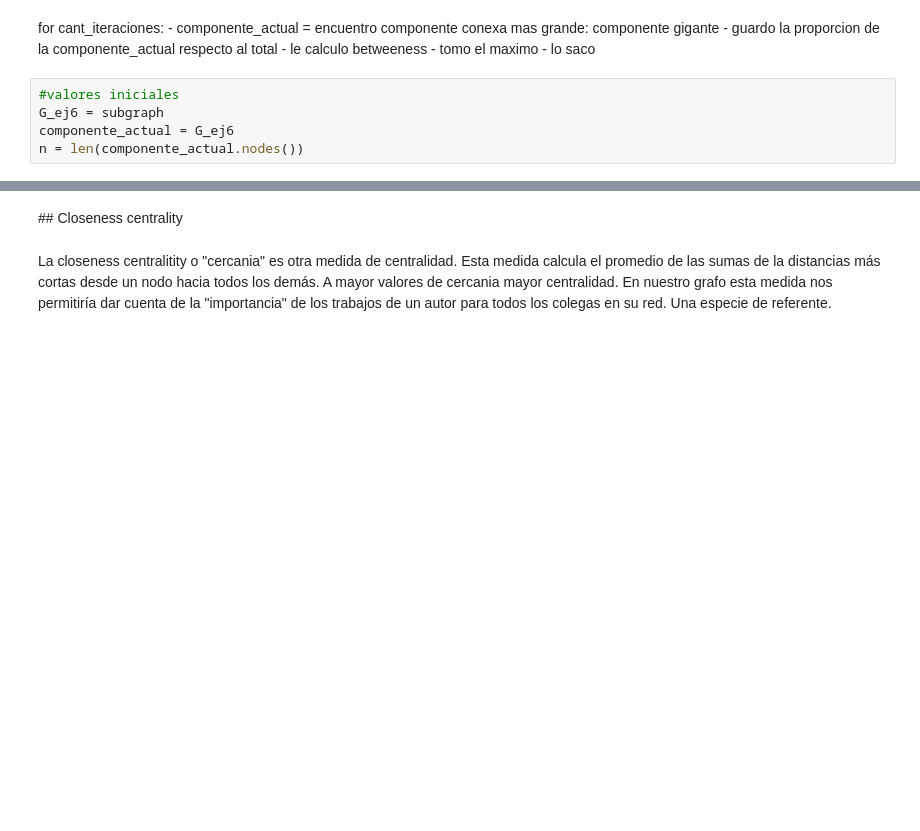
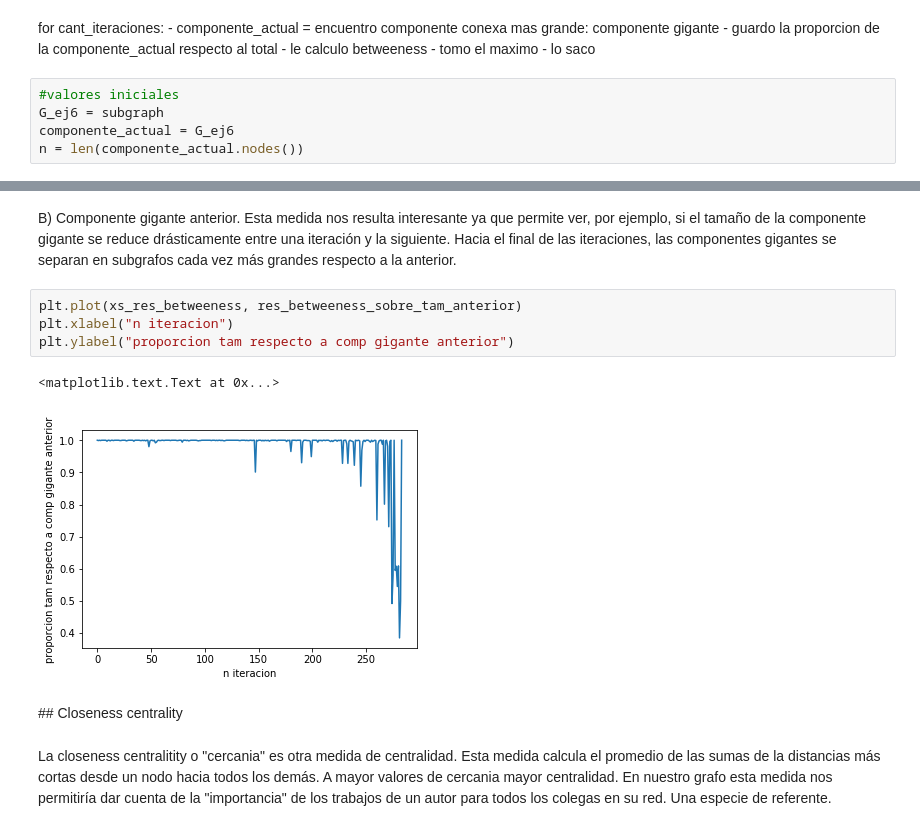
Before and after one commit to turtle-lea/ciencia-de-datos, a Jupyter notebook: tp-4/TP4.ipynb, the cells around one changed output, grey strips where cells are left out. Drawn from its saved outputs; the diff is of its cells as text; blank space fills up the shorter version.

```diff
--- a/tp-4/TP4.ipynb
+++ b/tp-4/TP4.ipynb
@@ -536,3 +483,12 @@ values_close_max
+# %% [markdown]
+B) Componente gigante anterior. Esta medida nos resulta interesante ya que permite ver, por ejemplo, si el tamaño de la componente gigante se reduce drásticamente entre una iteración y la siguiente. Hacia el final de las iteraciones, las componentes gigantes se separan en subgrafos cada vez más grandes respecto a la anterior.
+# %%
+plt.plot(xs_res_betweeness, res_betweeness_sobre_tam_anterior)
+plt.xlabel("n iteracion")
+plt.ylabel("proporcion tam respecto a comp gigante anterior")
+# %% [output]
+<matplotlib.text.Text at 0x...>
+[figure, added]
 # %% [markdown]
 ## Closeness centrality
 # %% [markdown]
```
Also changed, not shown: parts of 27 cells of this notebook.
